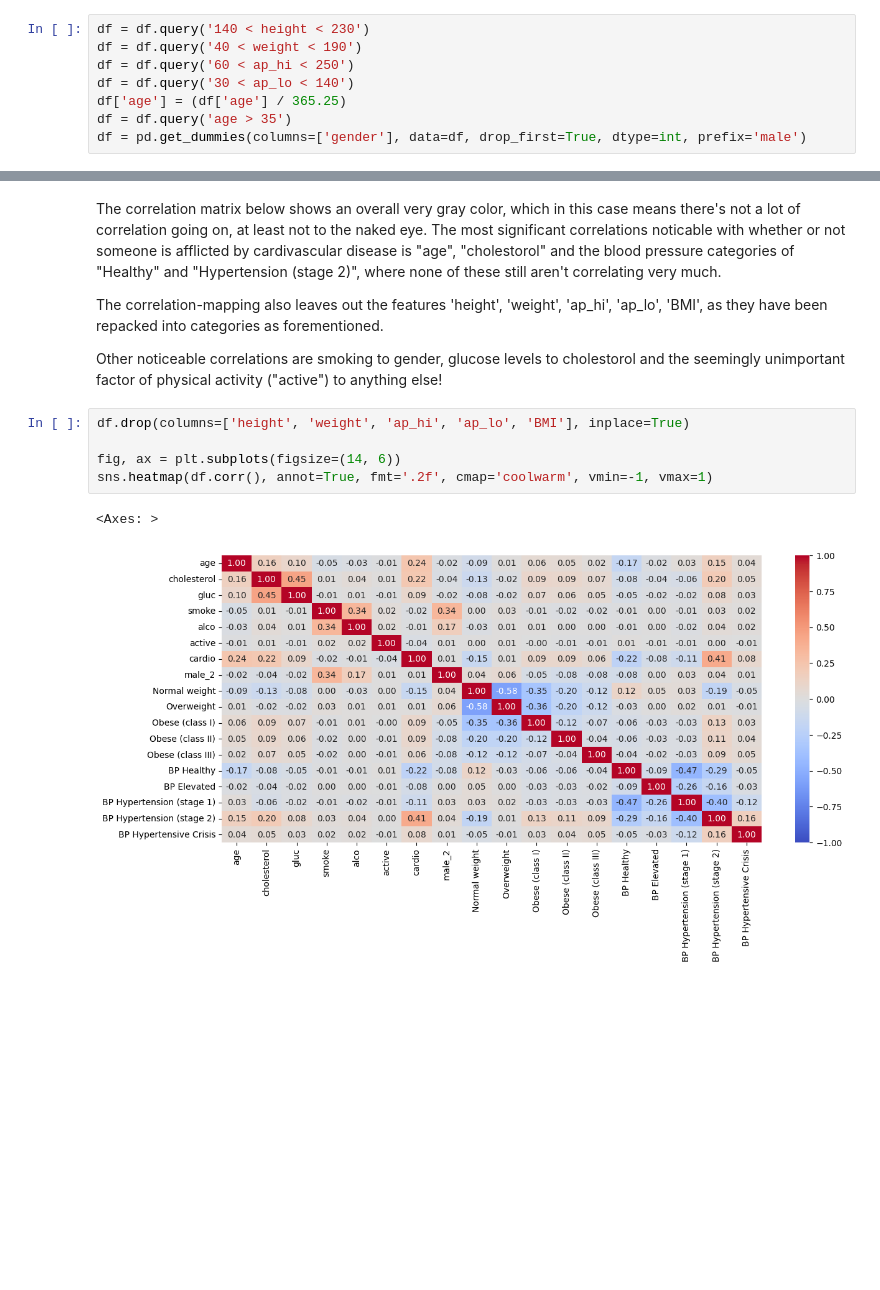
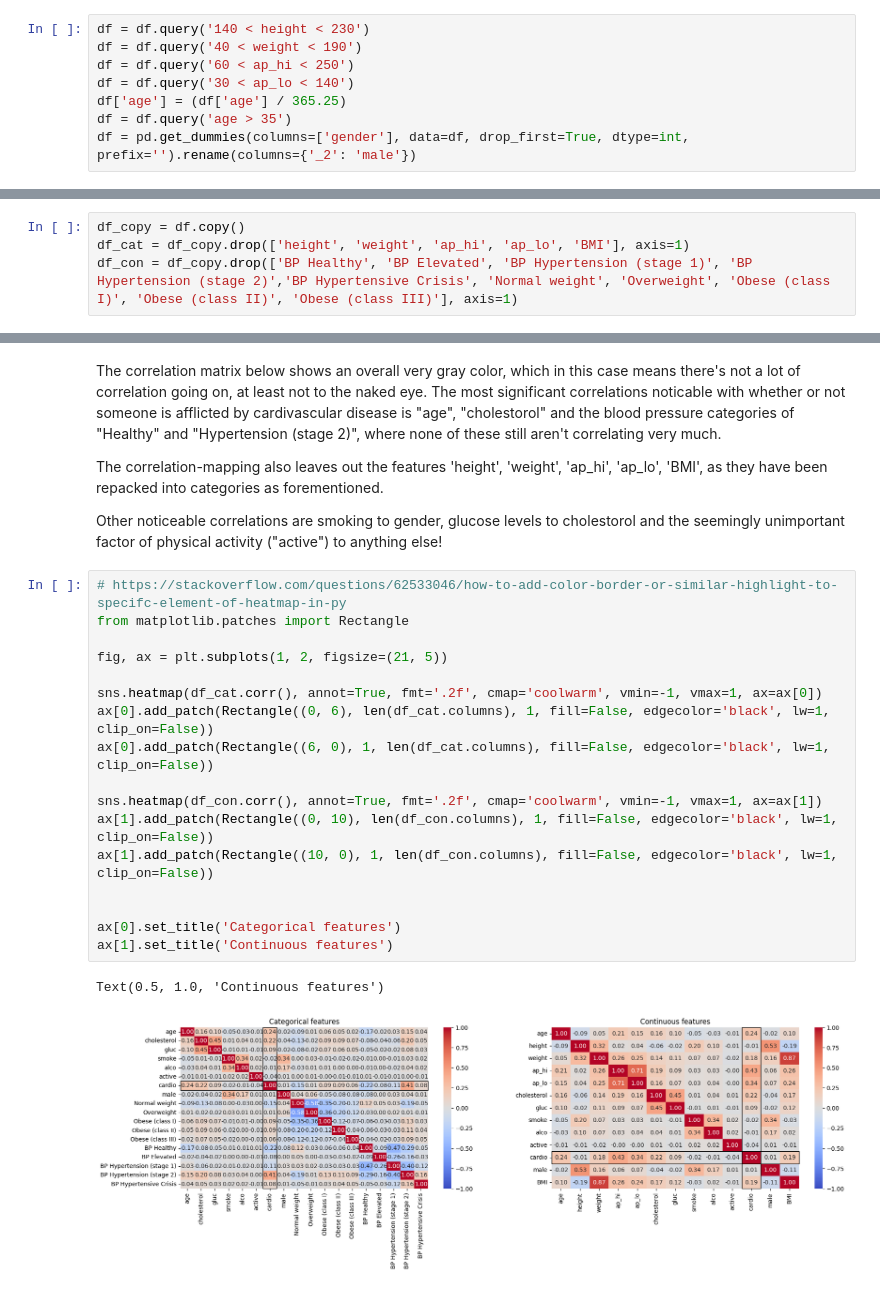
Before and after one commit to nabil0n/MachineLearning-Isak-Andersson, a Jupyter notebook: Labb/upg1.ipynb, the cells around one changed output, grey strips where cells are left out. Cells and saved outputs as stored; diff of their text form; blank space fills up the shorter version.

```diff
--- a/Labb/upg1.ipynb
+++ b/Labb/upg1.ipynb
@@ -30,4 +30,4 @@ df = df.query('60 < ap_hi < 250')
 df = df.query('30 < ap_lo < 140')
 df['age'] = (df['age'] / 365.25)
 df = df.query('age > 35')
-df = pd.get_dummies(columns=['gender'], data=df, drop_first=True, dtype=int, prefix='male')
+df = pd.get_dummies(columns=['gender'], data=df, drop_first=True, dtype=int, prefix='').rename(columns={'_2': 'male'})
@@ -68,0 +71,4 @@ df['BP Hypertensive Crisis'] = ((df['ap_hi'] >= 180) | (120 < df['ap_lo'])).asty
+# %%
+df_copy = df.copy()
+df_cat = df_copy.drop(['height', 'weight', 'ap_hi', 'ap_lo', 'BMI'], axis=1)
+df_con = df_copy.drop(['BP Healthy', 'BP Elevated', 'BP Hypertension (stage 1)', 'BP Hypertension (stage 2)','BP Hypertensive Crisis', 'Normal weight', 'Overweight', 'Obese (class I)', 'Obese (class II)', 'Obese (class III)'], axis=1)
@@ -74,14 +82,26 @@ The correlation matrix below shows an overall very gray color, which in this cas
 The correlation-mapping also leaves out the features 'height', 'weight', 'ap_hi', 'ap_lo', 'BMI', as they have been repacked into categories as forementioned.
 
 Other noticeable correlations are smoking to gender, glucose levels to cholestorol and the seemingly unimportant factor of physical activity ("active") to anything else!
-# %%
-df.drop(columns=['height', 'weight', 'ap_hi', 'ap_lo', 'BMI'], inplace=True)
-
-fig, ax = plt.subplots(figsize=(14, 6))
-sns.heatmap(df.corr(), annot=True, fmt='.2f', cmap='coolwarm', vmin=-1, vmax=1)
-# %% [output]
-<Axes: >
-[figure, removed]
+# %%
+# https://stackoverflow.com/questions/62533046/how-to-add-color-border-or-similar-highlight-to-specifc-element-of-heatmap-in-py
+from matplotlib.patches import Rectangle
+
+fig, ax = plt.subplots(1, 2, figsize=(21, 5))
+
+sns.heatmap(df_cat.corr(), annot=True, fmt='.2f', cmap='coolwarm', vmin=-1, vmax=1, ax=ax[0])
+ax[0].add_patch(Rectangle((0, 6), len(df_cat.columns), 1, fill=False, edgecolor='black', lw=1, clip_on=False))
+ax[0].add_patch(Rectangle((6, 0), 1, len(df_cat.columns), fill=False, edgecolor='black', lw=1, clip_on=False))
+
+sns.heatmap(df_con.corr(), annot=True, fmt='.2f', cmap='coolwarm', vmin=-1, vmax=1, ax=ax[1])
+ax[1].add_patch(Rectangle((0, 10), len(df_con.columns), 1, fill=False, edgecolor='black', lw=1, clip_on=False))
+ax[1].add_patch(Rectangle((10, 0), 1, len(df_con.columns), fill=False, edgecolor='black', lw=1, clip_on=False))
+
+
+ax[0].set_title('Categorical features')
+ax[1].set_title('Continuous features')
+# %% [output]
+Text(0.5, 1.0, 'Continuous features')
+[figure, added]
 # %%
 from sklearn.model_selection import train_test_split, GridSearchCV
 from sklearn.preprocessing import MinMaxScaler
```
Also changed, not shown: parts of 10 cells of this notebook, 3 other files.
